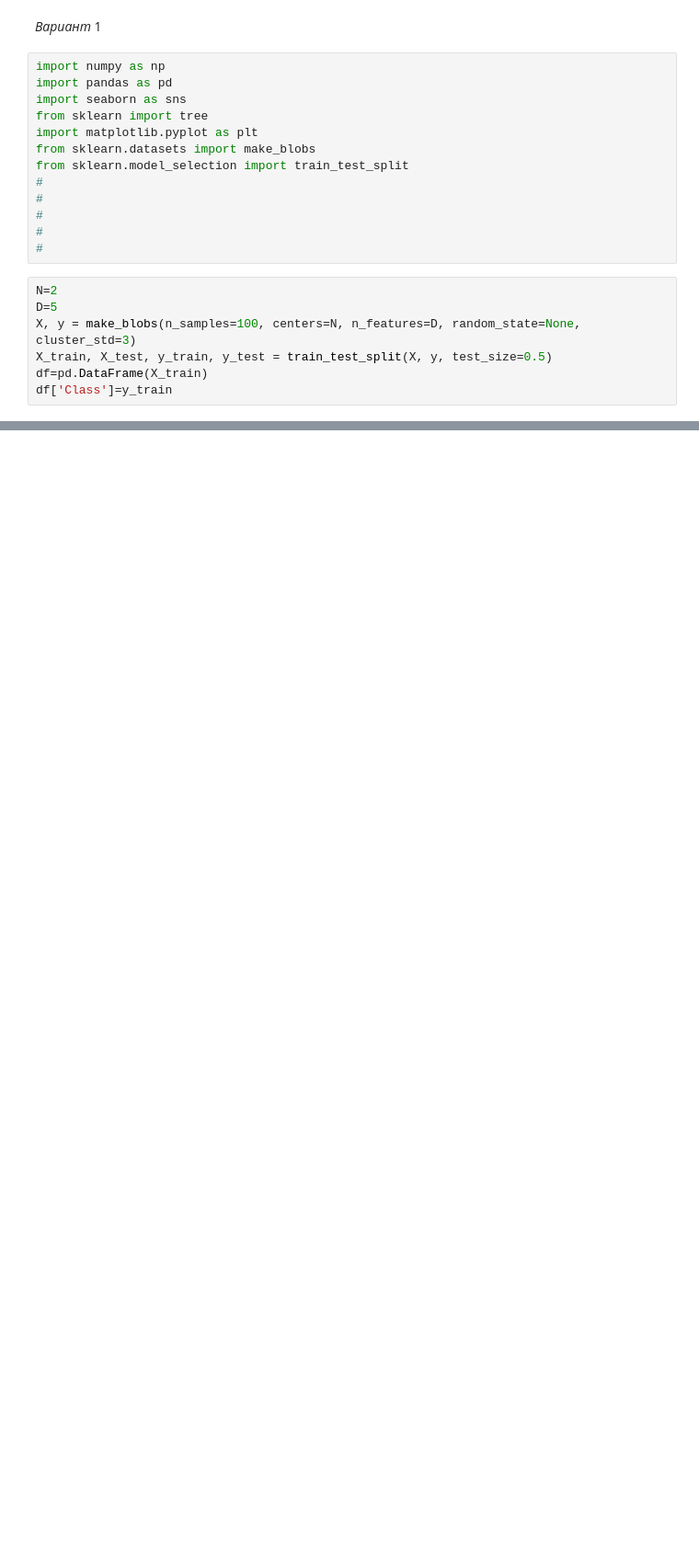
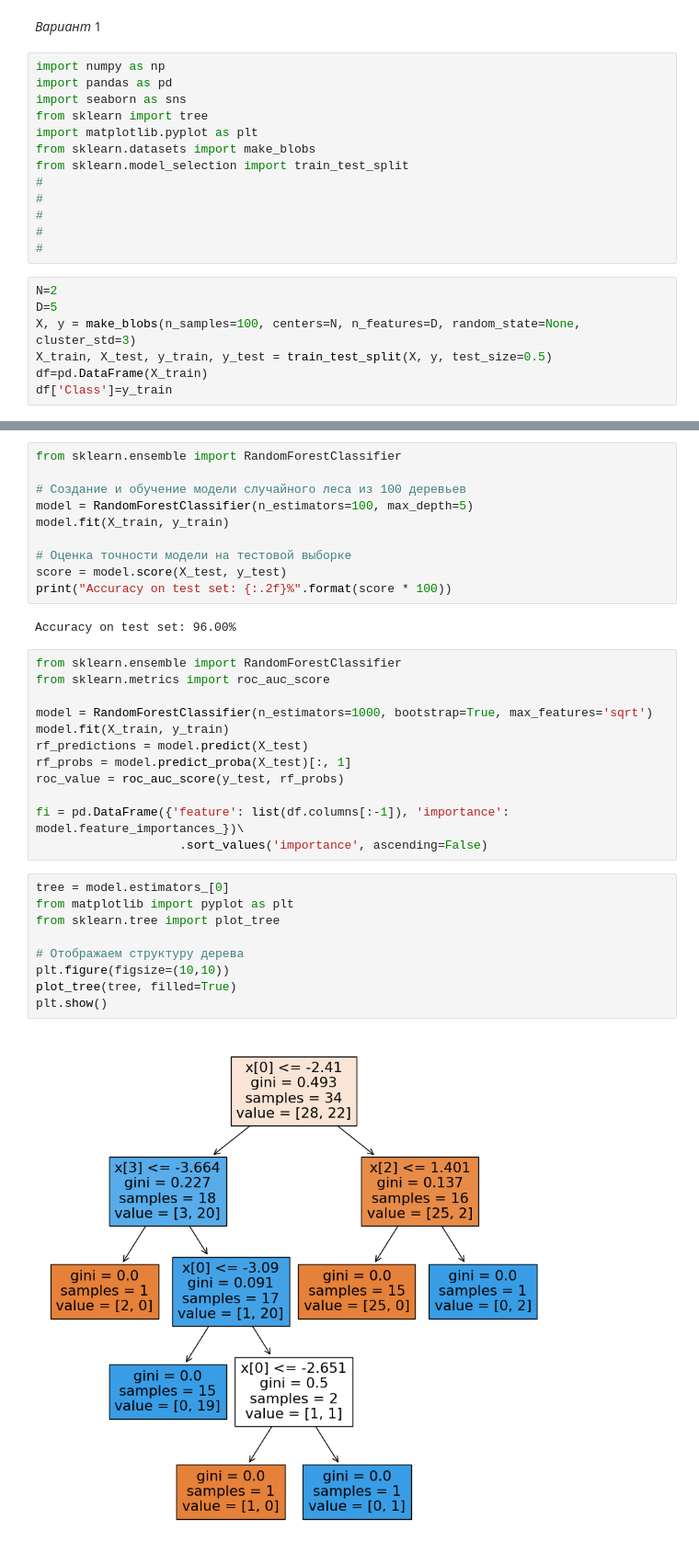
Before and after one commit to MorozovDesu/DataAnalysis_methods, a Jupyter notebook: LAB_5.ipynb, the cells around one changed output, grey strips where cells are left out. Shown at 92% size. Saved outputs shown, nothing was run; the diff lists cells and outputs as text; blank space fills up the shorter version.

```diff
--- a/LAB_5.ipynb
+++ b/LAB_5.ipynb
@@ -87,0 +124,35 @@ model.score(X_test,y_test)
+# %%
+from sklearn.ensemble import RandomForestClassifier
+
+# Создание и обучение модели случайного леса из 100 деревьев
+model = RandomForestClassifier(n_estimators=100, max_depth=5)
+model.fit(X_train, y_train)
+
+# Оценка точности модели на тестовой выборке
+score = model.score(X_test, y_test)
+print("Accuracy on test set: {:.2f}%".format(score * 100))
+# %% [output]
+Accuracy on test set: 96.00%
+# %%
+from sklearn.ensemble import RandomForestClassifier
+from sklearn.metrics import roc_auc_score
+
+model = RandomForestClassifier(n_estimators=1000, bootstrap=True, max_features='sqrt')
+model.fit(X_train, y_train)
+rf_predictions = model.predict(X_test)
+rf_probs = model.predict_proba(X_test)[:, 1]
+roc_value = roc_auc_score(y_test, rf_probs)
+
+fi = pd.DataFrame({'feature': list(df.columns[:-1]), 'importance': model.feature_importances_})\
+                    .sort_values('importance', ascending=False)
+# %%
+tree = model.estimators_[0]
+from matplotlib import pyplot as plt
+from sklearn.tree import plot_tree
+
+# Отображаем структуру дерева
+plt.figure(figsize=(10,10))
+plot_tree(tree, filled=True)
+plt.show()
+# %% [output]
+[figure, added]
```
Also changed, not shown: parts of 6 cells of this notebook.
